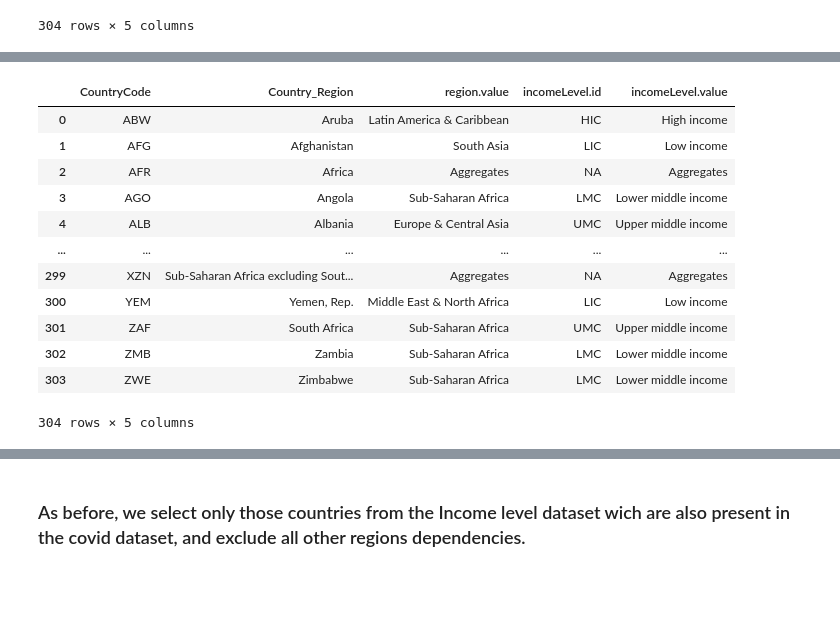
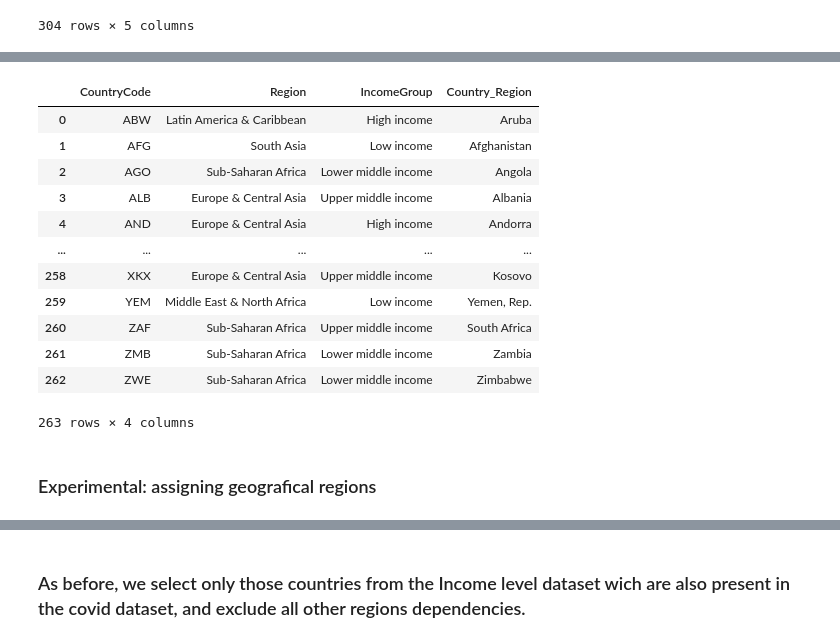
Before and after one commit to rjlopez2/ADS-_CAS_Bern_2020, a Jupyter notebook: Projects/M1 and M2/M1_cas_data_science.ipynb, the cells around one changed output, grey strips where cells are left out. Drawn from its saved outputs; the diff is of its cells as text; code cells hidden in the pictures; blank space fills up the shorter version.

```diff
--- a/Projects/M1 and M2/M1_cas_data_science.ipynb
+++ b/Projects/M1 and M2/M1_cas_data_science.ipynb
@@ -801,0 +851,6 @@ income_raw_df
+# %%
+income_raw_df = pd.read_csv('Metadata_Country_API_NY.GDP.MKTP.CD_DS2_EN_csv_v2_1482525.csv',
+                        #header = 2,
+                        usecols = [0, 1, 2, 4])
+
+income_raw_df
@@ -802,25 +871,27 @@ income_raw_df
 # %%
 #2 (on income_raw_df)
 # make consistennt names for all datasets
 # 1. fixing names in income_raw_df dataset
 # 2. take only relevant columns
 
-income_correct_names = {'id' : 'CountryCode',
-                        'name' : 'Country_Region'}
+income_correct_names = {'Country Code' : 'CountryCode',
+                        'TableName' : 'Country_Region'}
 
 income_raw_df.rename(columns = income_correct_names, inplace = True)
 income_raw_df
 # %% [output]
-|  | CountryCode | Country_Region | region.value | incomeLevel.id | incomeLevel.value |
-| 0 | ABW | Aruba | Latin America & Caribbean | HIC | High income |
-| 1 | AFG | Afghanistan | South Asia | LIC | Low income |
-| 2 | AFR | Africa | Aggregates | NA | Aggregates |
-| 3 | AGO | Angola | Sub-Saharan Africa | LMC | Lower middle income |
-| 4 | ALB | Albania | Europe & Central Asia | UMC | Upper middle income |
-| ... | ... | ... | ... | ... | ... |
-| 299 | XZN | Sub-Saharan Africa excluding Sout... | Aggregates | NA | Aggregates |
-| 300 | YEM | Yemen, Rep. | Middle East & North Africa | LIC | Low income |
-| 301 | ZAF | South Africa | Sub-Saharan Africa | UMC | Upper middle income |
-| 302 | ZMB | Zambia | Sub-Saharan Africa | LMC | Lower middle income |
-| 303 | ZWE | Zimbabwe | Sub-Saharan Africa | LMC | Lower middle income |
+|  | CountryCode | Region | IncomeGroup | Country_Region |
+| 0 | ABW | Latin America & Caribbean | High income | Aruba |
+| 1 | AFG | South Asia | Low income | Afghanistan |
+| 2 | AGO | Sub-Saharan Africa | Lower middle income | Angola |
+| 3 | ALB | Europe & Central Asia | Upper middle income | Albania |
+| 4 | AND | Europe & Central Asia | High income | Andorra |
+| ... | ... | ... | ... | ... |
+| 258 | XKX | Europe & Central Asia | Upper middle income | Kosovo |
+| 259 | YEM | Middle East & North Africa | Low income | Yemen, Rep. |
+| 260 | ZAF | Sub-Saharan Africa | Upper middle income | South Africa |
+| 261 | ZMB | Sub-Saharan Africa | Lower middle income | Zambia |
+| 262 | ZWE | Sub-Saharan Africa | Lower middle income | Zimbabwe |
-304 rows × 5 columns
+263 rows × 4 columns
+# %% [markdown]
+### Experimental: assigning geografical regions
```
Also changed, not shown: parts of 135 cells of this notebook, 2 other files.
